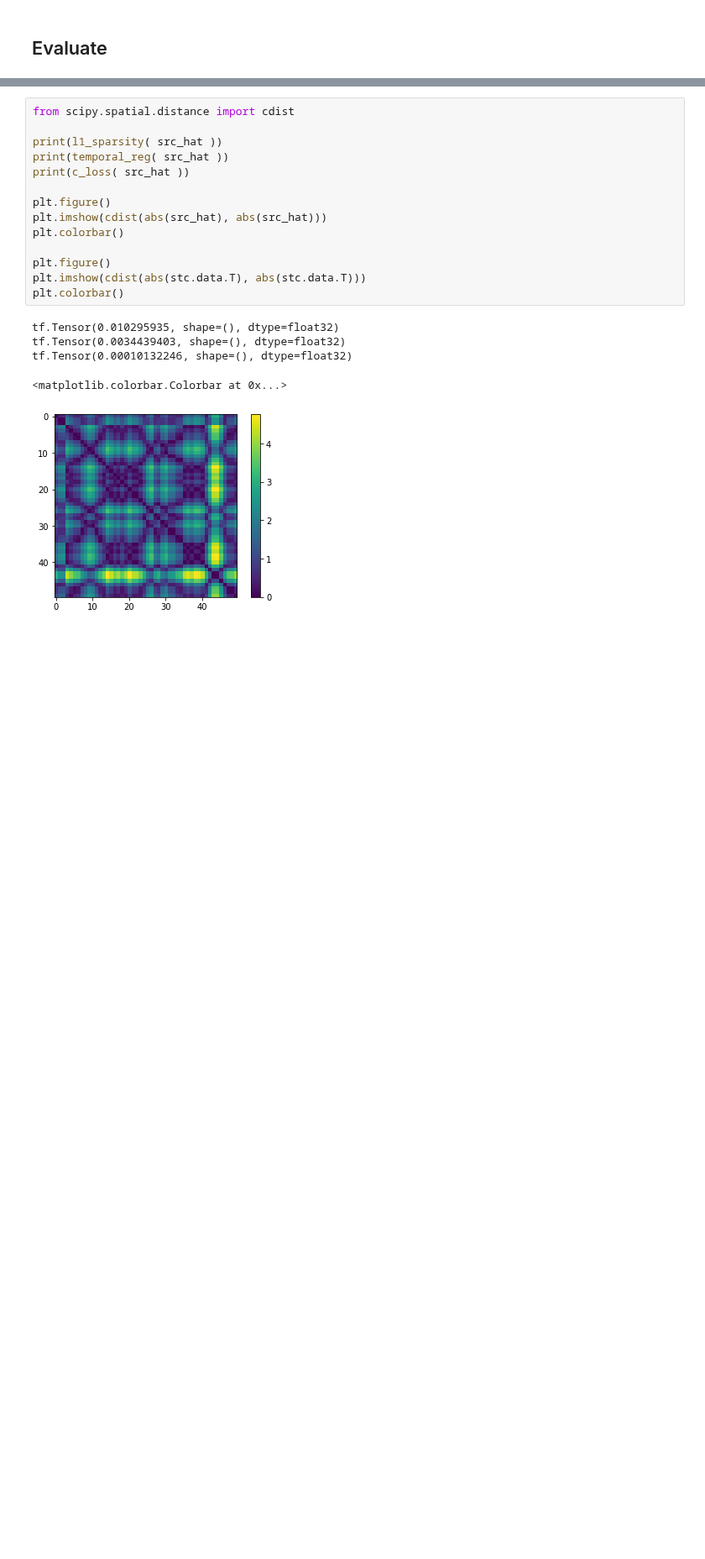
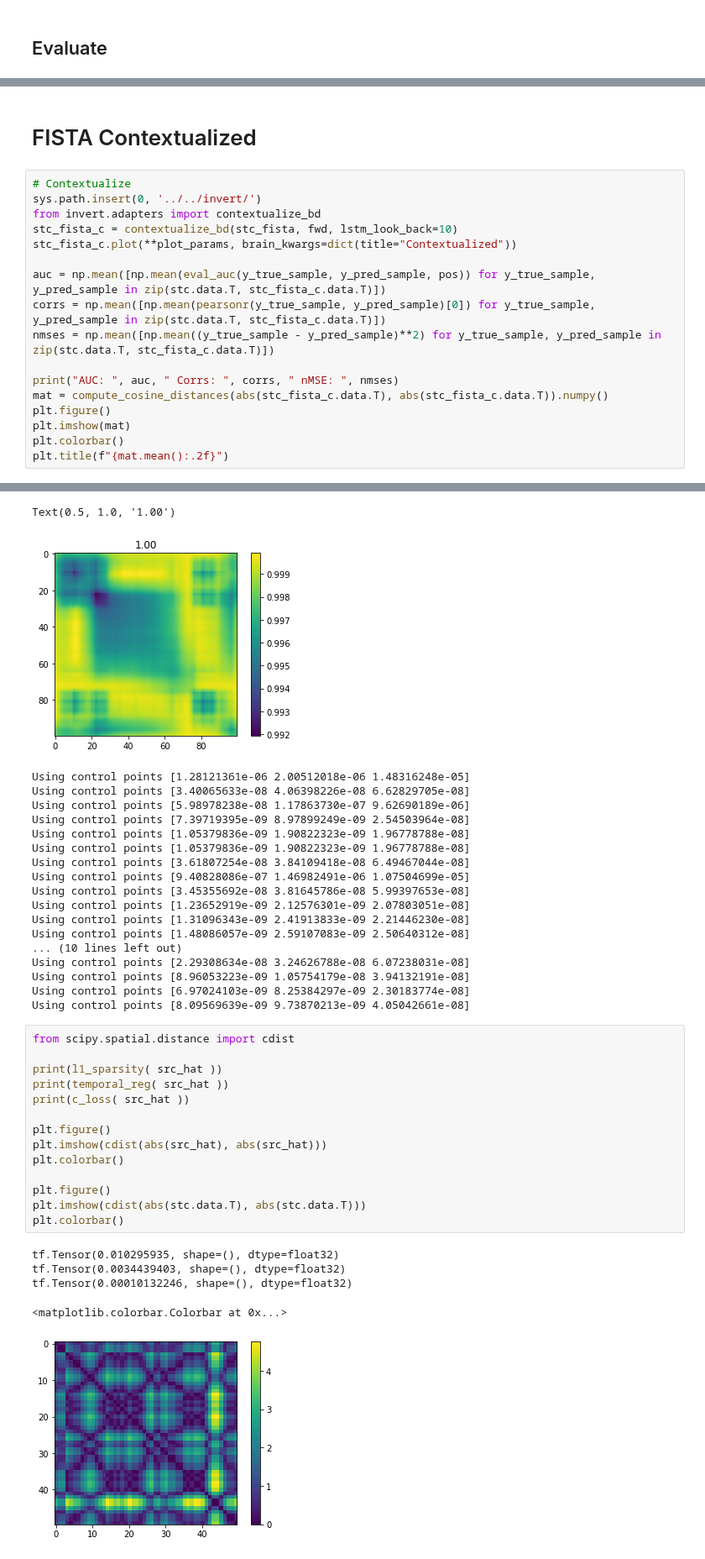
Before and after one commit to LukeTheHecker/esinet, a Jupyter notebook: dev/cs_unsupervised.ipynb, the cells around one changed output, grey strips where cells are left out. Shown at 84% size. Cells and saved outputs as stored; diff of their text form; blank space fills up the shorter version.

```diff
--- a/dev/cs_unsupervised.ipynb
+++ b/dev/cs_unsupervised.ipynb
@@ -252,0 +325,20 @@ Using control points [0.00502052 0.00747611 0.1122653 ]
+# %% [markdown]
+# FISTA Contextualized
+# %%
+# Contextualize
+sys.path.insert(0, '../../invert/')
+from invert.adapters import contextualize_bd
+stc_fista_c = contextualize_bd(stc_fista, fwd, lstm_look_back=10)
+stc_fista_c.plot(**plot_params, brain_kwargs=dict(title="Contextualized"))
+
+auc = np.mean([np.mean(eval_auc(y_true_sample, y_pred_sample, pos)) for y_true_sample, y_pred_sample in zip(stc.data.T, stc_fista_c.data.T)])
+corrs = np.mean([np.mean(pearsonr(y_true_sample, y_pred_sample)[0]) for y_true_sample, y_pred_sample in zip(stc.data.T, stc_fista_c.data.T)])
+nmses = np.mean([np.mean((y_true_sample - y_pred_sample)**2) for y_true_sample, y_pred_sample in zip(stc.data.T, stc_fista_c.data.T)])
+
+print("AUC: ", auc, " Corrs: ", corrs, " nMSE: ", nmses)
+mat = compute_cosine_distances(abs(stc_fista_c.data.T), abs(stc_fista_c.data.T)).numpy()
+plt.figure()
+plt.imshow(mat)
+plt.colorbar()
+plt.title(f"{mat.mean():.2f}")
+# %% [output]
@@ -253,3 +347,22 @@ Using control points [0.00502052 0.00747611 0.1122653 ]
+Text(0.5, 1.0, '1.00')
+[figure, added]
+Using control points [1.28121361e-06 2.00512018e-06 1.48316248e-05]
+Using control points [3.40065633e-08 4.06398226e-08 6.62829705e-08]
+Using control points [5.98978238e-08 1.17863730e-07 9.62690189e-06]
+Using control points [7.39719395e-09 8.97899249e-09 2.54503964e-08]
+Using control points [1.05379836e-09 1.90822323e-09 1.96778788e-08]
+Using control points [1.05379836e-09 1.90822323e-09 1.96778788e-08]
+Using control points [3.61807254e-08 3.84109418e-08 6.49467044e-08]
+Using control points [9.40828086e-07 1.46982491e-06 1.07504699e-05]
+Using control points [3.45355692e-08 3.81645786e-08 5.99397653e-08]
+Using control points [1.23652919e-09 2.12576301e-09 2.07803051e-08]
+Using control points [1.31096343e-09 2.41913833e-09 2.21446230e-08]
+Using control points [1.48086057e-09 2.59107083e-09 2.50640312e-08]
+... (10 lines left out)
+Using control points [2.29308634e-08 3.24626788e-08 6.07238031e-08]
+Using control points [8.96053223e-09 1.05754179e-08 3.94132191e-08]
+Using control points [6.97024103e-09 8.25384297e-09 2.30183774e-08]
+Using control points [8.09569639e-09 9.73870213e-09 4.05042661e-08]
 # %%
 from scipy.spatial.distance import cdist
 
```
Also changed, not shown: parts of 10 cells of this notebook, 1 other file.
